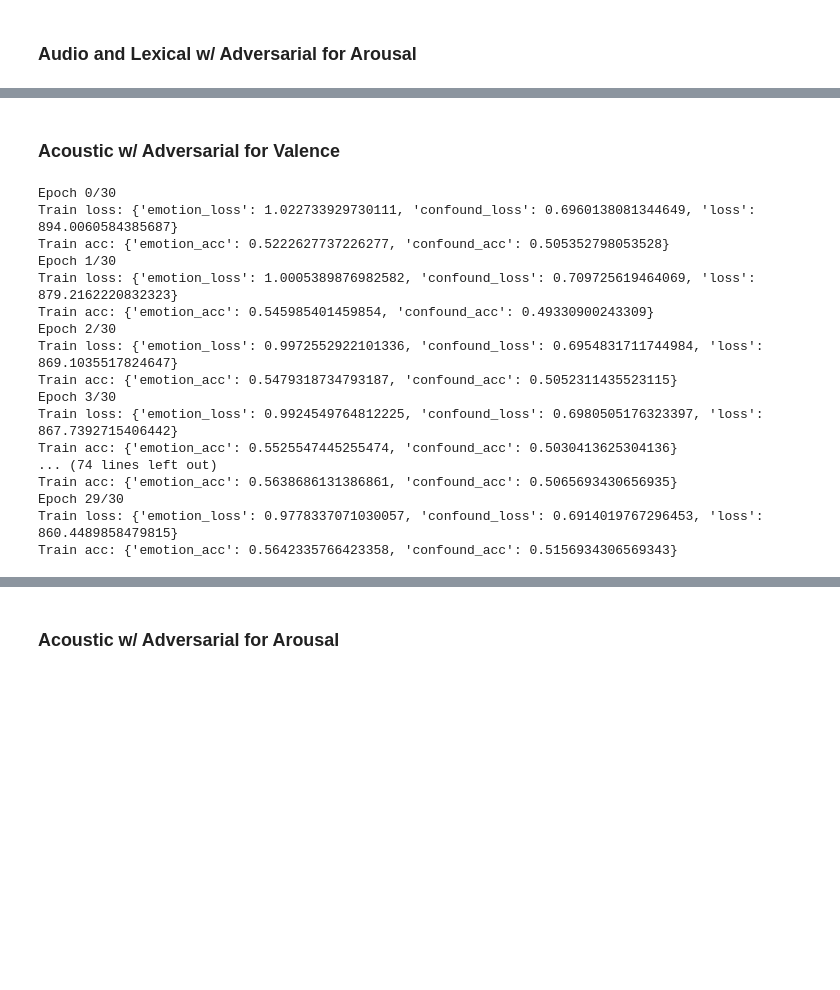
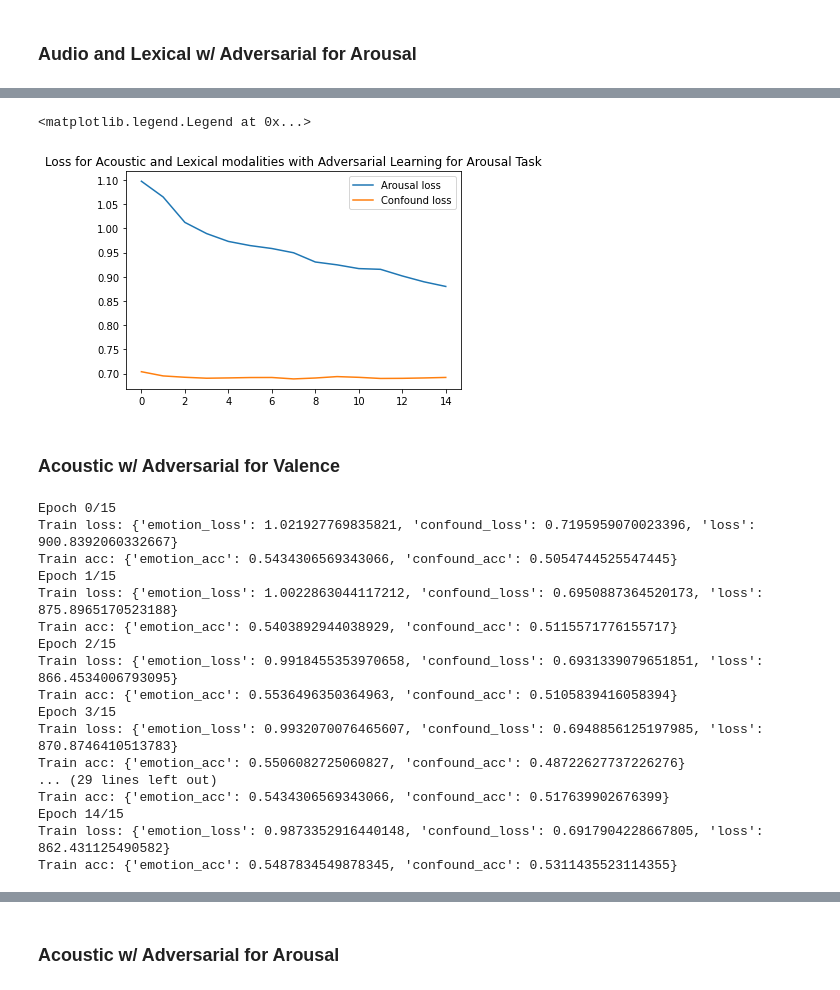
Before and after one commit to BrandonThaiTran/stressed_emotion, a Jupyter notebook: code/models.ipynb, the cells around one changed output, grey strips where cells are left out. Saved outputs shown, nothing was run; the diff lists cells and outputs as text; code cells hidden in the pictures; blank space fills up the shorter version.

```diff
--- a/code/models.ipynb
+++ b/code/models.ipynb
@@ -683,7 +690,7 @@ test_loader = datasets.get_dataloader(test_dataset_file_path, 'test')
 emotion_loss = []
 confound_loss = []
 loss = []
-epochs = 30
+epochs = 15
 for epoch in range(epochs):
     print(f'Epoch {epoch}/{epochs}')
     train_loss, train_acc = train(train_loader, emotion_recognizer, optimizer, criterion, device, emotion_dimension = 'arousal')
@@ -700,8 +729,11 @@ print(f'Test uar: {test_uar}')
 # %%
-plt.title('Loss for Acoustic and Lexical modalities with Adversarial Learning')
+plt.title('Loss for Acoustic and Lexical modalities with Adversarial Learning for Arousal Task')
 plt.plot(range(epochs), emotion_loss, label = 'Arousal loss')
 plt.plot(range(epochs), confound_loss, label = 'Confound loss')
 plt.legend()
+# %% [output]
+<matplotlib.legend.Legend at 0x...>
+[figure, added]
 # %% [markdown]
 ### Acoustic w/ Adversarial for Valence
 # %%
@@ -724,7 +756,7 @@ test_loader = datasets.get_dataloader(test_dataset_file_path, 'test')
 emotion_loss = []
 confound_loss = []
 loss = []
-epochs = 30
+epochs = 15
 for epoch in range(epochs):
     print(f'Epoch {epoch}/{epochs}')
     train_loss, train_acc = train(train_loader, emotion_recognizer, optimizer, criterion, device, emotion_dimension = 'valence')
@@ -734,23 +766,23 @@ for epoch in range(epochs):
     print(f'Train loss: {train_loss}')
     print(f'Train acc: {train_acc}')
 # %% [output]
-Epoch 0/30
-Train loss: {'emotion_loss': 1.022733929730111, 'confound_loss': 0.6960138081344649, 'loss': 894.0060584385687}
-Train acc: {'emotion_acc': 0.5222627737226277, 'confound_acc': 0.505352798053528}
-Epoch 1/30
-Train loss: {'emotion_loss': 1.0005389876982582, 'confound_loss': 0.709725619464069, 'loss': 879.2162220832323}
-Train acc: {'emotion_acc': 0.545985401459854, 'confound_acc': 0.49330900243309}
-Epoch 2/30
-Train loss: {'emotion_loss': 0.9972552922101336, 'confound_loss': 0.6954831711744984, 'loss': 869.1035517824647}
-Train acc: {'emotion_acc': 0.5479318734793187, 'confound_acc': 0.5052311435523115}
-Epoch 3/30
-Train loss: {'emotion_loss': 0.9924549764812225, 'confound_loss': 0.6980505176323397, 'loss': 867.7392715406442}
-Train acc: {'emotion_acc': 0.5525547445255474, 'confound_acc': 0.5030413625304136}
-... (74 lines left out)
-Train acc: {'emotion_acc': 0.5638686131386861, 'confound_acc': 0.5065693430656935}
-Epoch 29/30
-Train loss: {'emotion_loss': 0.9778337071030057, 'confound_loss': 0.6914019767296453, 'loss': 860.4489858479815}
-Train acc: {'emotion_acc': 0.5642335766423358, 'confound_acc': 0.5156934306569343}
+Epoch 0/15
+Train loss: {'emotion_loss': 1.021927769835821, 'confound_loss': 0.7195959070023396, 'loss': 900.8392060332667}
+Train acc: {'emotion_acc': 0.5434306569343066, 'confound_acc': 0.5054744525547445}
+Epoch 1/15
+Train loss: {'emotion_loss': 1.0022863044117212, 'confound_loss': 0.6950887364520173, 'loss': 875.8965170523188}
+Train acc: {'emotion_acc': 0.5403892944038929, 'confound_acc': 0.5115571776155717}
+Epoch 2/15
+Train loss: {'emotion_loss': 0.9918455353970658, 'confound_loss': 0.6931339079651851, 'loss': 866.4534006793095}
+Train acc: {'emotion_acc': 0.5536496350364963, 'confound_acc': 0.5105839416058394}
+Epoch 3/15
+Train loss: {'emotion_loss': 0.9932070076465607, 'confound_loss': 0.6948856125197985, 'loss': 870.8746410513783}
+Train acc: {'emotion_acc': 0.5506082725060827, 'confound_acc': 0.48722627737226276}
+... (29 lines left out)
+Train acc: {'emotion_acc': 0.5434306569343066, 'confound_acc': 0.517639902676399}
+Epoch 14/15
+Train loss: {'emotion_loss': 0.9873352916440148, 'confound_loss': 0.6917904228667805, 'loss': 862.431125490582}
+Train acc: {'emotion_acc': 0.5487834549878345, 'confound_acc': 0.5311435523114355}
 # %%
 test_loss, test_acc, test_uar = test(test_loader, emotion_recognizer, criterion, device, emotion_dimension = 'valence')
 print(f'Test loss: {test_loss}')
```
Also changed, not shown: parts of 45 cells of this notebook.
